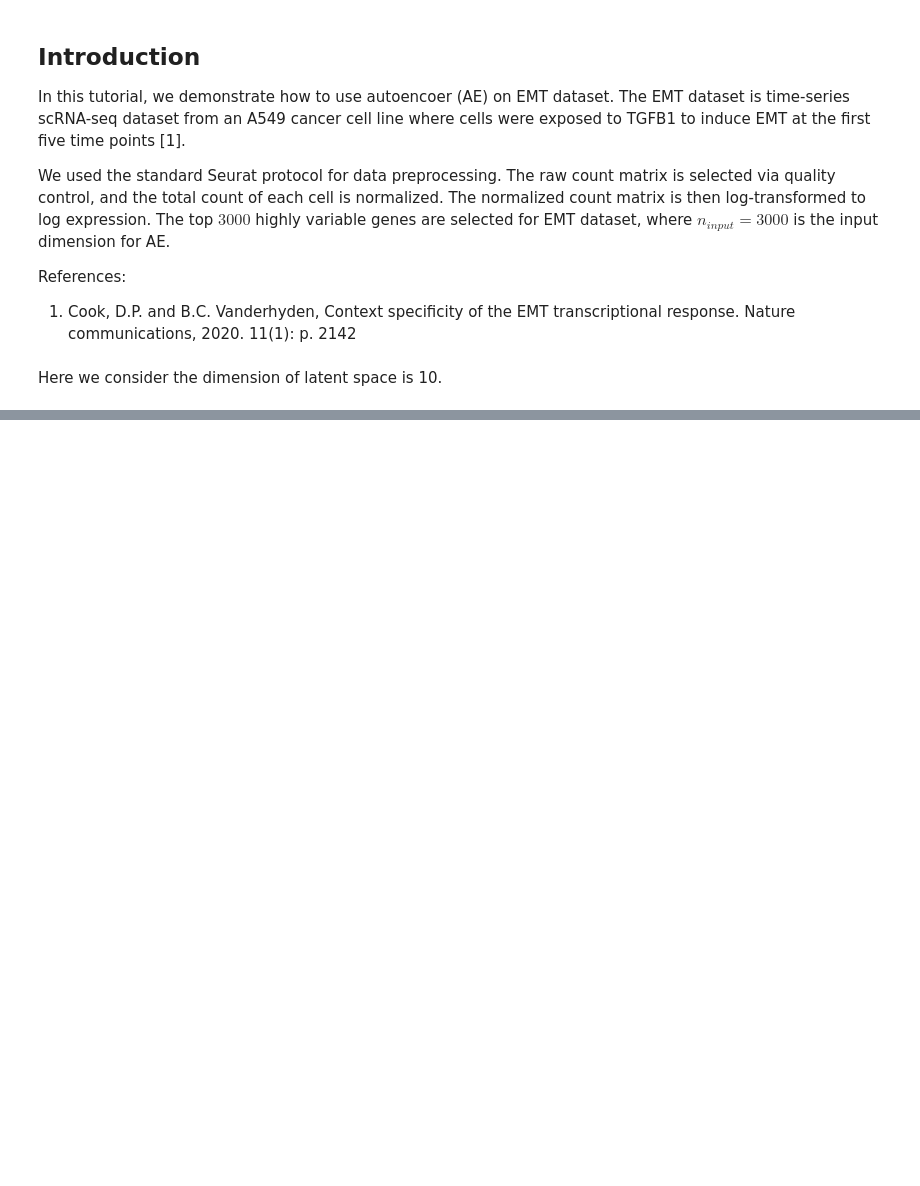
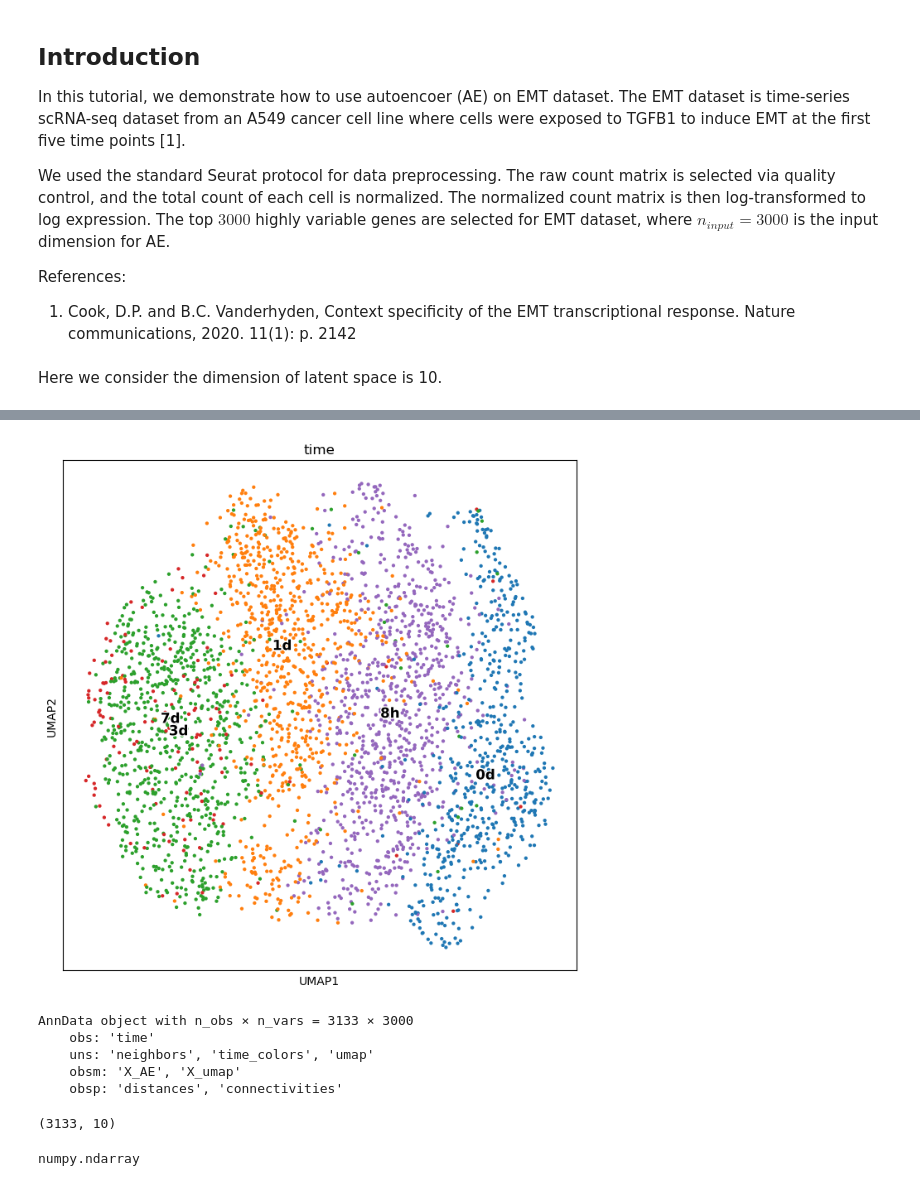
Before and after one commit to unither/TIGON, a Jupyter notebook: Notebooks/AE.ipynb, the cells around one changed output, grey strips where cells are left out. Cells and saved outputs as stored; diff of their text form; code cells hidden in the pictures; blank space fills up the shorter version.

```diff
--- a/Notebooks/AE.ipynb
+++ b/Notebooks/AE.ipynb
@@ -218,0 +238,4 @@ No artists with labels found to put in legend.  Note that artists whose label st
+# %%
+generate_plots(folder,model, adata,seed,n_neighbors=20,min_dist=0.5)
+# %% [output]
+[figure, added]
@@ -218,0 +244,16 @@ No artists with labels found to put in legend.  Note that artists whose label st
+# %%
+adata
+# %% [output]
+AnnData object with n_obs × n_vars = 3133 × 3000
+    obs: 'time'
+    uns: 'neighbors', 'time_colors', 'umap'
+    obsm: 'X_AE', 'X_umap'
+    obsp: 'distances', 'connectivities'
+# %%
+adata.obsm['X_AE'].shape
+# %% [output]
+(3133, 10)
+# %%
+type(adata.obsm['X_AE'])
+# %% [output]
+numpy.ndarray
```
Also changed, not shown: parts of 17 cells of this notebook.
